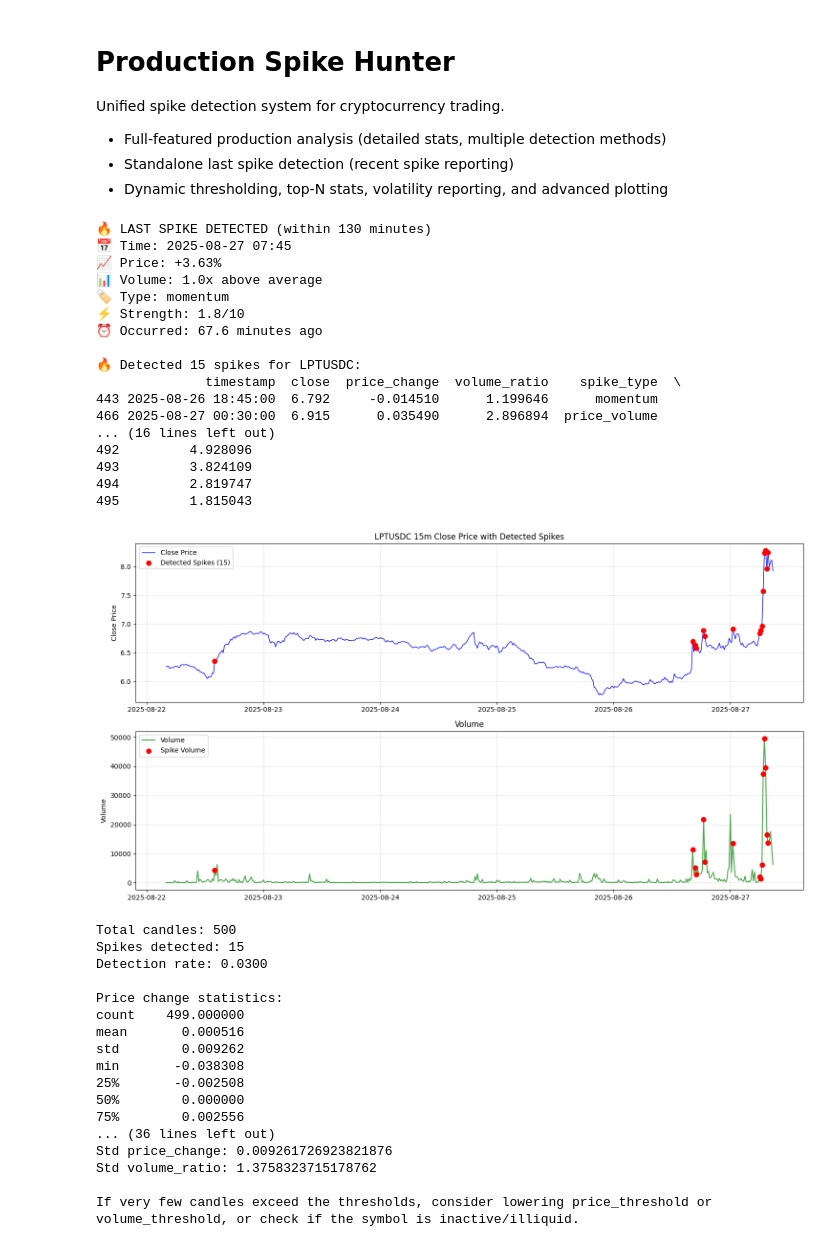
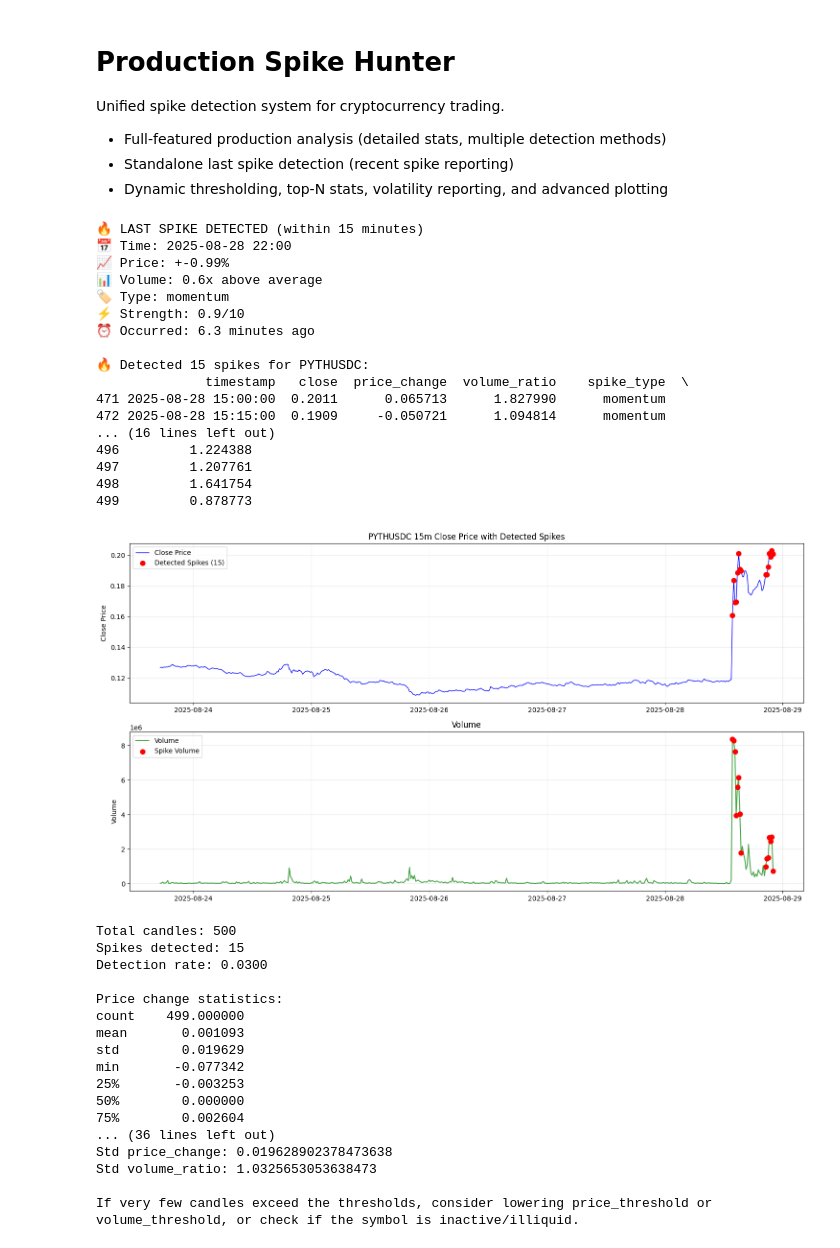
Before and after one commit to carkod/binbot-notebooks, a Jupyter notebook: spike_hunter/spike_hunter_v1.ipynb, the cells around one changed output. Cells and saved outputs as stored; diff of their text form; code cells hidden in the pictures.

```diff
--- a/spike_hunter/spike_hunter_v1.ipynb
+++ b/spike_hunter/spike_hunter_v1.ipynb
@@ -36,11 +35,11 @@ from sklearn.metrics import classification_report
 import matplotlib.pyplot as plt
 import joblib
 
-symbol = "BIOUSDC"
+symbol = "PYTHUSDC"
 
 # Set fixed thresholds for both training and production (example: 0.02 for price, 2.0 for volume)
-FIXED_PRICE_THRESHOLD = 0.02
-FIXED_VOLUME_THRESHOLD = 2.0
+FIXED_PRICE_THRESHOLD = 0.025
+FIXED_VOLUME_THRESHOLD = 2.5
 
 # --- Step 1: Fetch 15m candles from Binance ---
 def fetch_binance_klines(symbol="IDEXUSDC", interval="15m", limit=500, end_time=None):
@@ -851,12 +862,8 @@ class SpikeHunter:
         }
 
 
-# === USAGE EXAMPLES ===
-symbol = "LPTUSDC"
+# Usage examples inherit from first cell
 
-# Set fixed thresholds for both training and production (example: 0.02 for price, 2.0 for volume)
-FIXED_PRICE_THRESHOLD = 0.025
-FIXED_VOLUME_THRESHOLD = 2.5
 
 # Production analysis with fixed thresholds
 hunter = SpikeHunter(
@@ -1031,62 +1038,62 @@ if not detected_spikes.empty:
         plt.scatter(
             mom_spikes["timestamp"],
             mom_spikes["close"],
             color="orange",
             label="Momentum Spikes",
             s=50,
             zorder=5,
         )
     if not rsi_spikes.empty:
         plt.scatter(
             rsi_spikes["timestamp"],
             rsi_spikes["close"],
             color="purple",
             label="RSI Reversal Spikes",
             s=50,
             zorder=5,
         )
     plt.title(f"{symbol} 15m Close Price with Spike Types")
     plt.xlabel("Timestamp")
     plt.ylabel("Close Price")
     plt.legend()
     plt.grid(True, alpha=0.3)
     plt.tight_layout()
     plt.show()
 else:
     print("No spikes detected to plot by type.")
 # %% [output]
-🔥 LAST SPIKE DETECTED (within 130 minutes)
-📅 Time: 2025-08-27 07:45
-📈 Price: +3.63%
-📊 Volume: 1.0x above average
+🔥 LAST SPIKE DETECTED (within 15 minutes)
+📅 Time: 2025-08-28 22:00
+📈 Price: +-0.99%
+📊 Volume: 0.6x above average
 🏷️ Type: momentum
-⚡ Strength: 1.8/10
-⏰ Occurred: 67.6 minutes ago
+⚡ Strength: 0.9/10
+⏰ Occurred: 6.3 minutes ago
 
-🔥 Detected 15 spikes for LPTUSDC:
-              timestamp  close  price_change  volume_ratio    spike_type  \
-443 2025-08-26 18:45:00  6.792     -0.014510      1.199646      momentum
-466 2025-08-27 00:30:00  6.915      0.035490      2.896894  price_volume
+🔥 Detected 15 spikes for PYTHUSDC:
+              timestamp   close  price_change  volume_ratio    spike_type  \
+471 2025-08-28 15:00:00  0.2011      0.065713      1.827990      momentum
+472 2025-08-28 15:15:00  0.1909     -0.050721      1.094814      momentum
 ... (16 lines left out)
-492         4.928096
-493         3.824109
-494         2.819747
-495         1.815043
+496         1.224388
+497         1.207761
+498         1.641754
+499         0.878773
-[figure, old version]
+[figure, new version]
 Total candles: 500
 Spikes detected: 15
 Detection rate: 0.0300
 
 Price change statistics:
 count    499.000000
-mean       0.000516
-std        0.009262
-min       -0.038308
-25%       -0.002508
+mean       0.001093
+std        0.019629
+min       -0.077342
+25%       -0.003253
 50%        0.000000
-75%        0.002556
+75%        0.002604
 ... (36 lines left out)
-Std price_change: 0.009261726923821876
-Std volume_ratio: 1.3758323715178762
+Std price_change: 0.019628902378473638
+Std volume_ratio: 1.0325653053638473
 
 If very few candles exceed the thresholds, consider lowering price_threshold or volume_threshold, or check if the symbol is inactive/illiquid.
```
Also changed, not shown: parts of 3 cells of this notebook, 3 other files.
